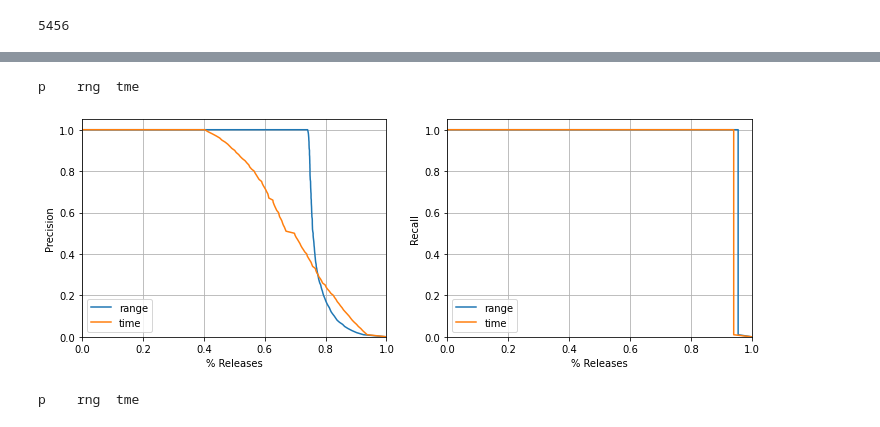
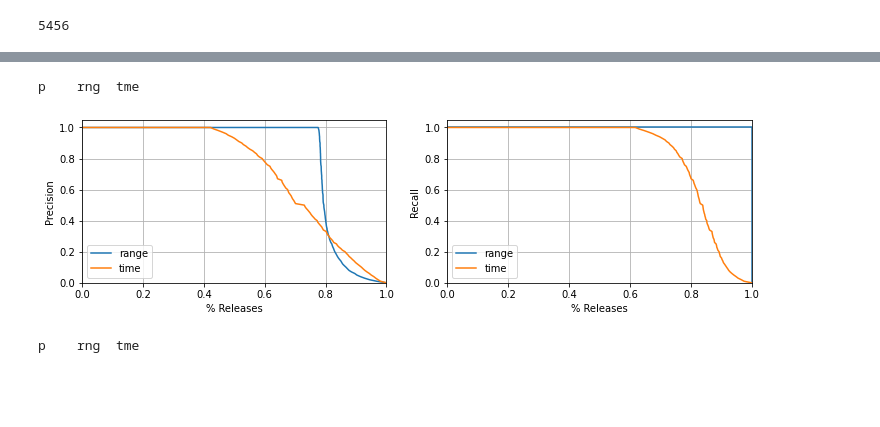
Before and after one commit to gems-uff/release-mining, a Jupyter notebook: 01-rq3_mining.ipynb, the cells around one changed output, grey strips where cells are left out. Cells and saved outputs as stored; diff of their text form; code cells hidden in the pictures; blank space fills up the shorter version.

```diff
--- a/01-rq3_mining.ipynb
+++ b/01-rq3_mining.ipynb
@@ -66,9 +66,11 @@ for i,project in enumerate(projects.itertuples()):
                 "time_commits": len(time_commits),
                 "time_tpos": len(path_commits & time_commits),
                 "time_fpos": len(time_commits - path_commits),
-                "time_fneg": len(path_commits - range_commits)
+                "time_fneg": len(path_commits - time_commits)
             })
         releases = releases.append(pd.DataFrame(stats))
     except Exception as e:
         print(f" - error: {e}")
+
+releases_bkp = releases.copy()
 # %% [output]
@@ -154,7 +132,7 @@ releases[releases['time_recall'] < 1]
 debug = False
 # %%
 fig, (ap,ar) = plt.subplots(1,2)
-fig.set_size_inches(12,4)
+fig.set_size_inches(12,3)
 ap.set_xlabel("% Releases")
 ap.set_ylabel("Precision")
 
@@ -177,34 +155,34 @@ for rng in np.arange(0, 1+increments, increments):
     x_precision_range.append(range_precision_percent)
     x_precision_time.append(time_precision_percent)
     x_recall_range.append(range_recall_percent)
     x_recall_time.append(time_recall_percent)
 
     y.append(rng)
     print(f"{y[-1]:4.2f} {x_range[-1]:4.2f} {x_time[-1]:4.2f}") if debug else None
 
 y.append(1)
 x_precision_range.append(0)
 x_precision_time.append(0)
 x_recall_range.append(0)
 x_recall_time.append(0)
 ap.plot(x_precision_range,y, label='range')
 ap.plot(x_precision_time,y, label='time')
 ap.legend(loc='lower left')
 ap.set_xlim((0,1))
 ap.set_ylim((0,1.05))
 ap.xaxis.grid()
 ap.yaxis.grid()
 
 ar.plot(x_recall_range,y, label='range')
 ar.plot(x_recall_time,y, label='time')
 ar.legend(loc='lower left')
 ar.set_xlim((0,1))
 ar.set_ylim((0,1.05))
 ar.xaxis.grid(which='both')
 ar.yaxis.grid()
 # %% [output]
 p    rng  tme
-[figure, old version]
+[figure, new version]
 # %%
 fig, ax = plt.subplots()
 fig.set_size_inches(6,4)
```
Also changed, not shown: parts of 4 cells of this notebook.
